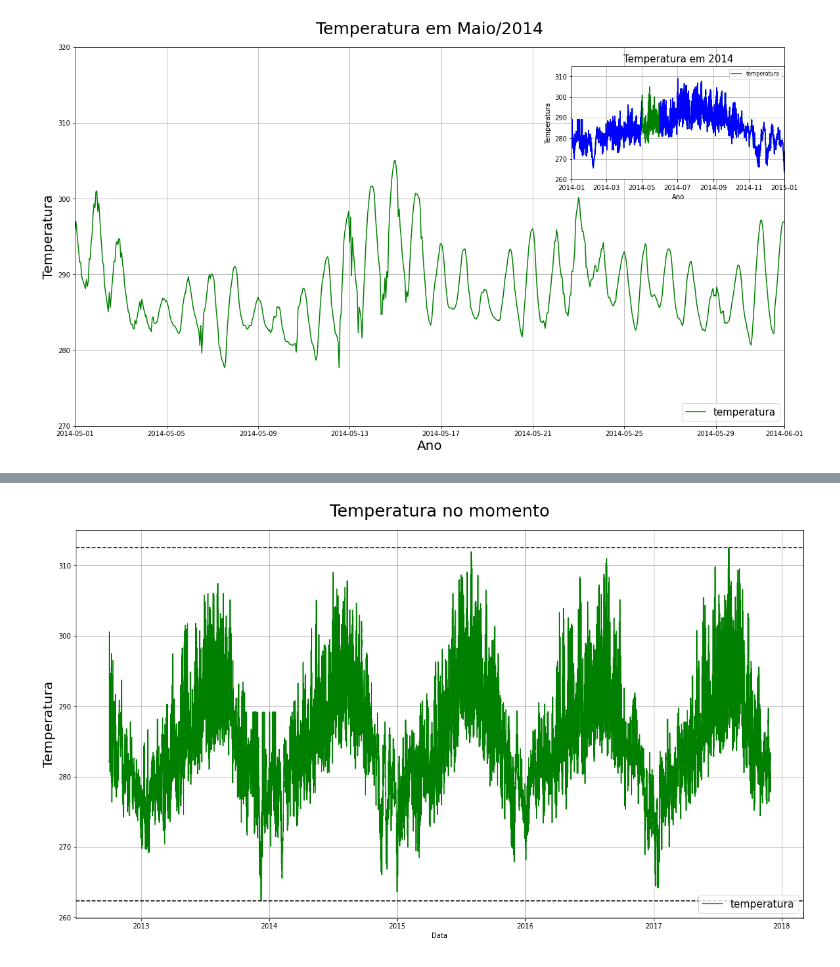
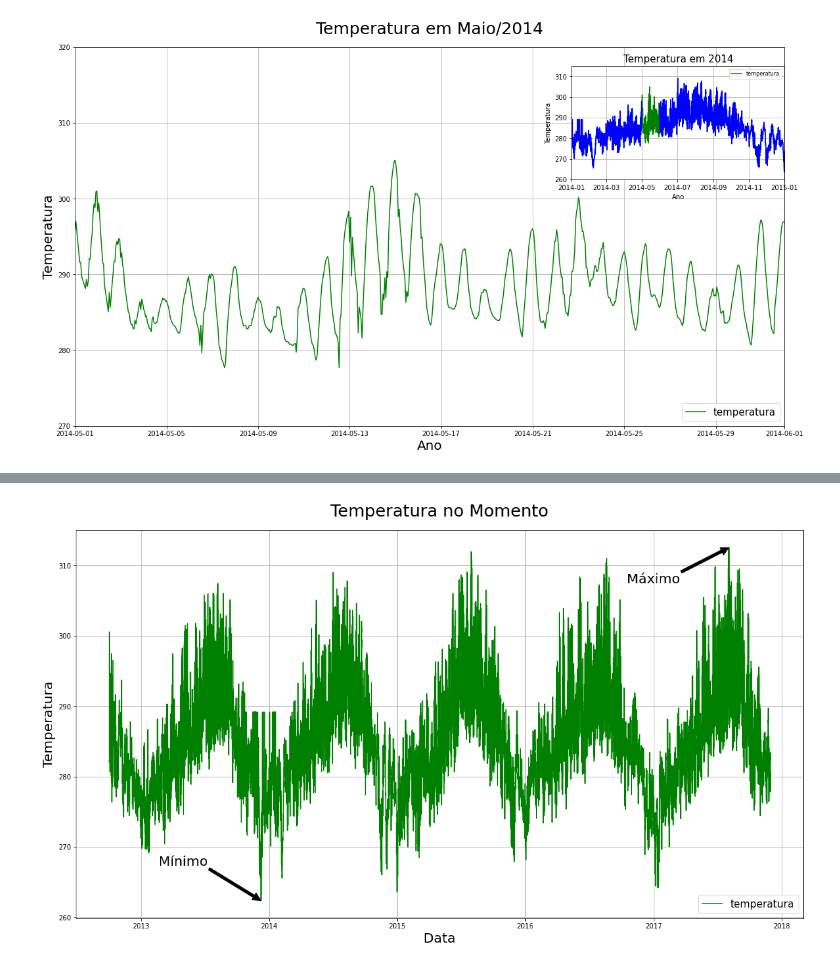
Before and after one commit to wellingtonsouza32/ChallengeAlura, a Jupyter notebook: Data_Visualization.ipynb, the cells around one changed output, grey strips where cells are left out. Cells and saved outputs as stored; diff of their text form; code cells hidden in the pictures.

```diff
--- a/Data_Visualization.ipynb
+++ b/Data_Visualization.ipynb
@@ -343,16 +343,31 @@ eixo2.grid(True)
 # %% [output]
 [figure]
 # %%
-from numpy.ma.core import minimum
-fig = plt.figure(figsize = (15,8))
+fig = plt.figure(figsize=(15,8))
 eixo = fig.add_axes([0,0,1,1])
+
 eixo.plot(df['data'],df['temperatura'], color = 'g')
-eixo.set_title ('Temperatura no momento', fontsize =25, pad=20)
-eixo.set_xlabel('Data')
+eixo.set_title('Temperatura no Momento', fontsize=25, pad=20)
 eixo.set_ylabel('Temperatura', fontsize=20)
-eixo.legend(['temperatura'], loc='lower right',fontsize=15)
+eixo.set_xlabel('Data', fontsize=20)
+eixo.legend(['temperatura'], loc = 'lower right', fontsize=15)
 eixo.grid(True)
 
-eixo.axhline(max(df['temperatura']), color = 'k', linestyle='--')
-eixo.axhline(min(df['temperatura']), color = 'k', linestyle='--')
+x1 = df['data'][df['temperatura'].idxmax()]
+y1 = max(df['temperatura'])
+
+x2 = df['data'][df['temperatura'].idxmax() - 7000]
+y2 = max(df['temperatura']) - 5
+
+eixo.annotate('Máximo', xy=(x1,y1), fontsize=20,
+              xytext=(x2,y2), arrowprops=dict(facecolor='k'))
+
+x1 = df['data'][df['temperatura'].idxmin()]
+y1 = min(df['temperatura'])
+
+x2 = df['data'][df['temperatura'].idxmin() - 7000]
+y2 = min(df['temperatura']) + 5
+
+eixo.annotate('Mínimo', xy=(x1,y1), fontsize=20,
+              xytext=(x2,y2), arrowprops=dict(facecolor='k'))
 # %% [output]
@@ -360 +375 @@ eixo.axhline(min(df['temperatura']), color = 'k', linestyle='--')
-[figure, old version]
+[figure, new version]
```
Also changed, not shown: parts of 5 cells of this notebook.
